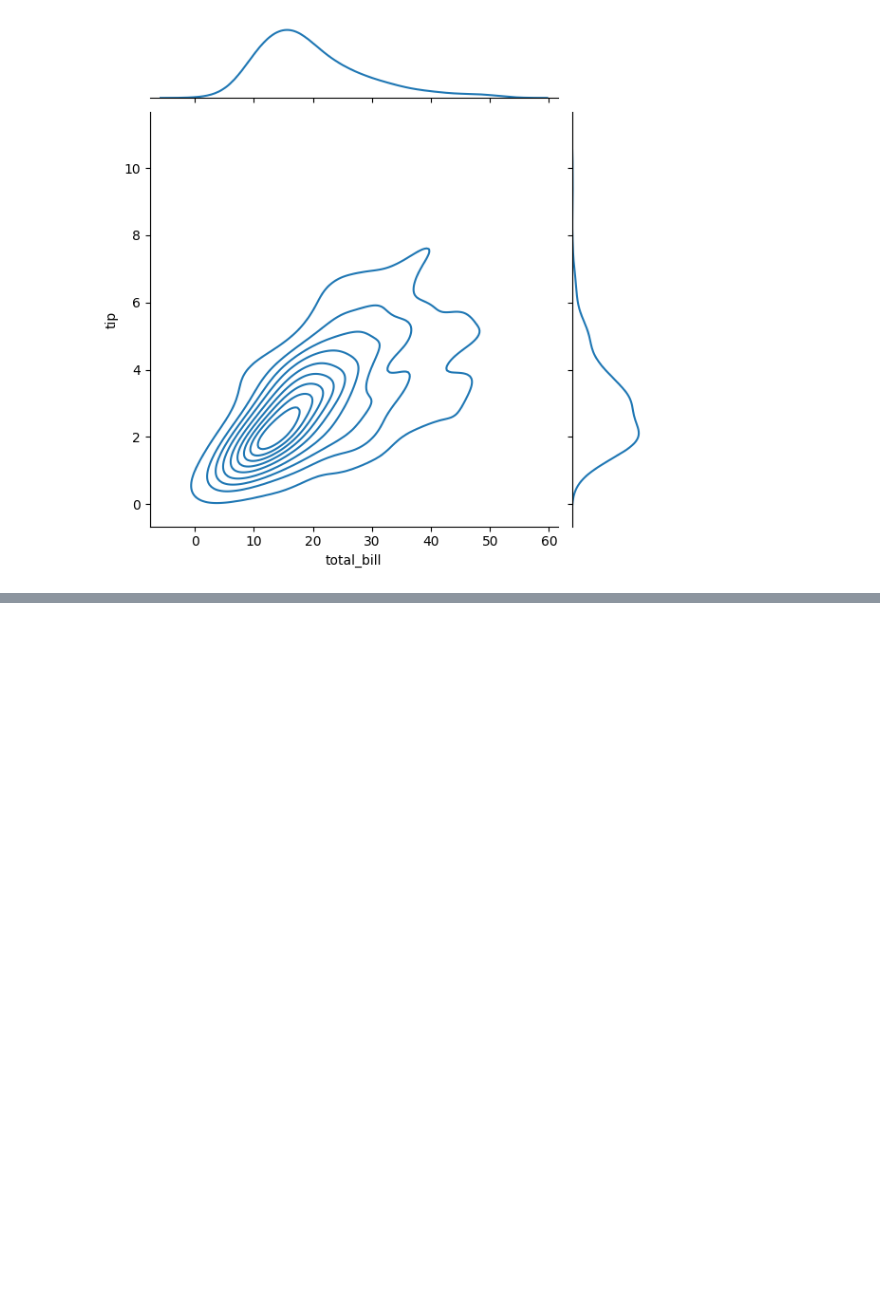
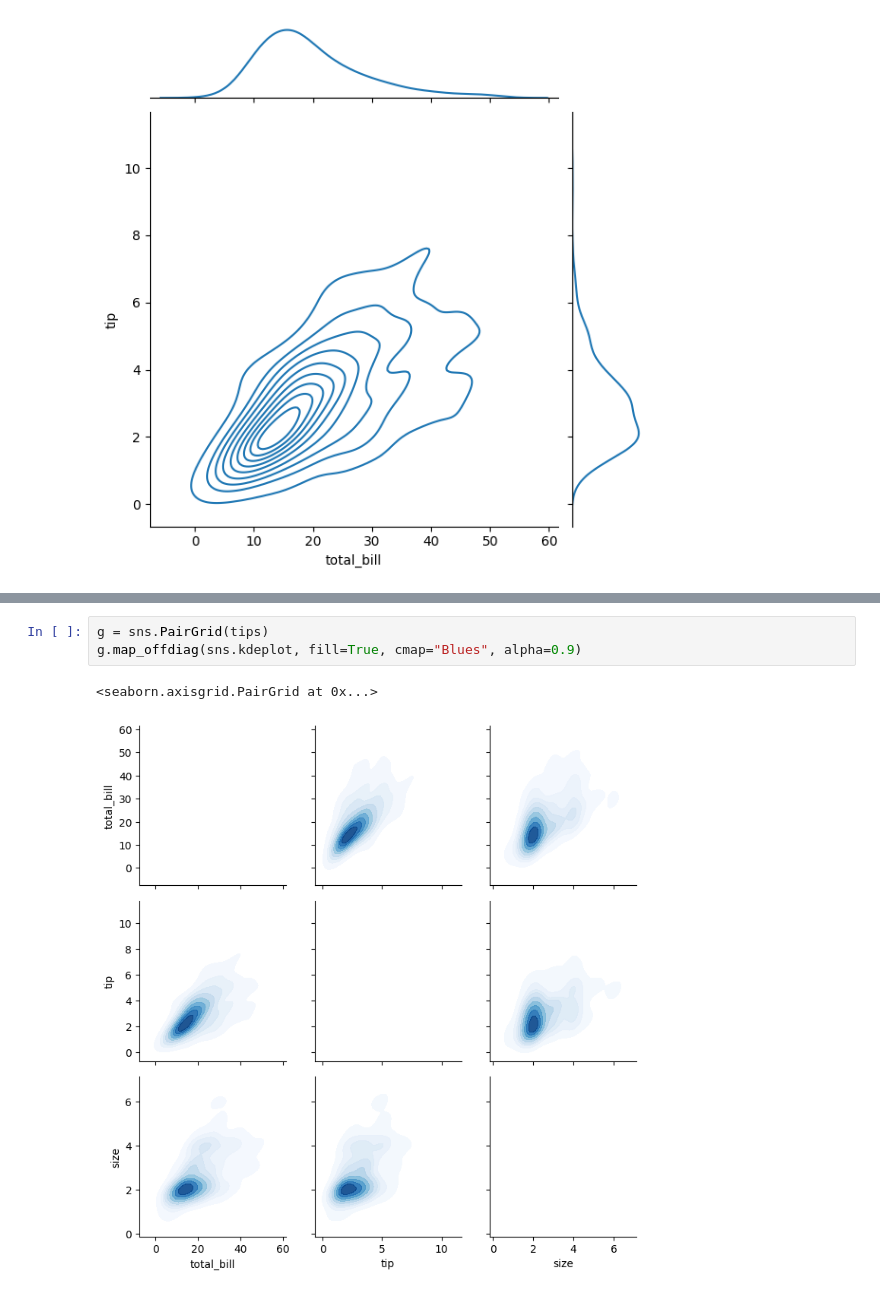
Before and after one commit to arashniroomand/MachineLearning, a Jupyter notebook: Practical_MasterClass/Seaborn.ipynb, the cells around one changed output, grey strips where cells are left out. Saved outputs shown, nothing was run; the diff lists cells and outputs as text; blank space fills up the shorter version.

```diff
--- a/Practical_MasterClass/Seaborn.ipynb
+++ b/Practical_MasterClass/Seaborn.ipynb
@@ -408,0 +420,6 @@ sns.jointplot(
+# %%
+g = sns.PairGrid(tips)
+g.map_offdiag(sns.kdeplot, fill=True, cmap="Blues", alpha=0.9)
+# %% [output]
+<seaborn.axisgrid.PairGrid at 0x...>
+[figure, added]
```
Also changed, not shown: parts of 9 cells of this notebook.
